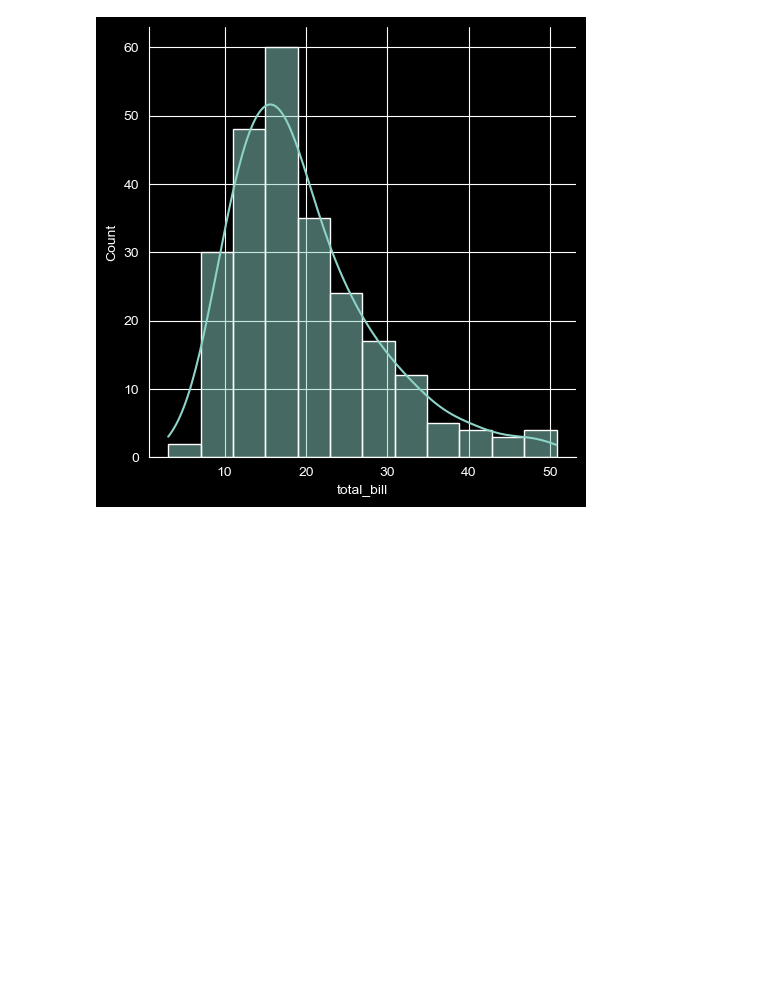
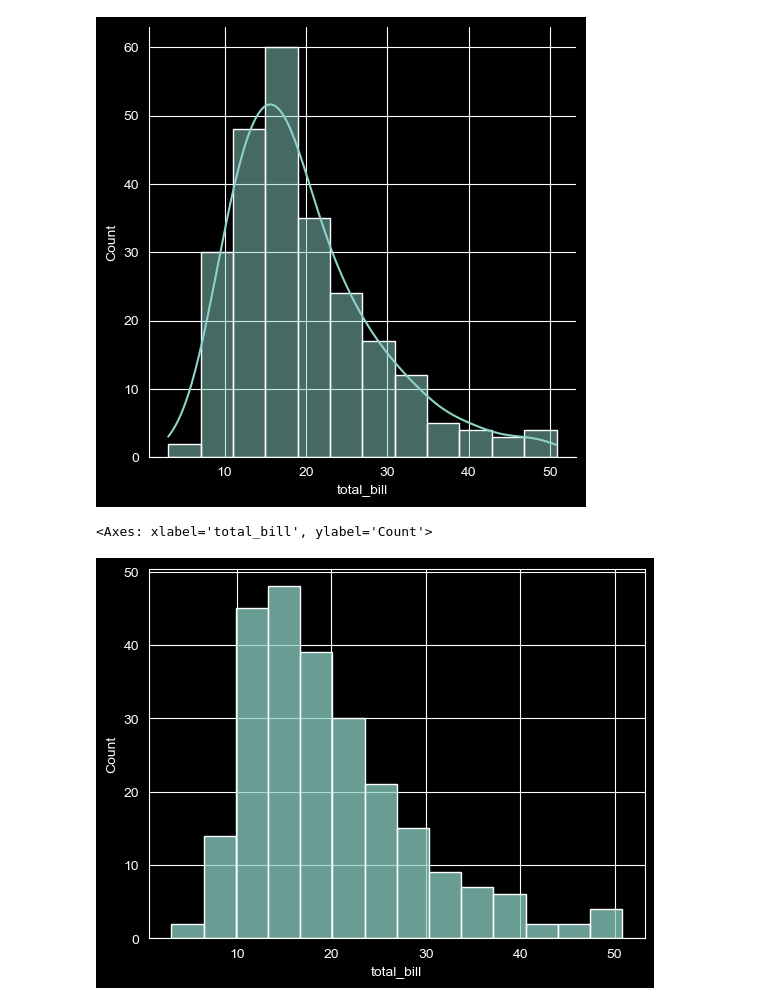
Before and after one commit to vivekkumars21/FFRAM, a Jupyter notebook: seabon.ipynb, the cells around one changed output. Cells and saved outputs as stored; diff of their text form; code cells hidden in the pictures; blank space fills up the shorter version.

```diff
--- a/seabon.ipynb
+++ b/seabon.ipynb
@@ -12,3 +12,8 @@ sns.displot(df['total_bill'],bins = 12,kde = True)
 # %% [output]
 <seaborn.axisgrid.FacetGrid at 0x...>
 [figure]
+# %%
+sns.histplot(df['total_bill'])
+# %% [output]
+<Axes: xlabel='total_bill', ylabel='Count'>
+[figure, added]
```
Also changed, not shown: parts of 1 cell of this notebook.
